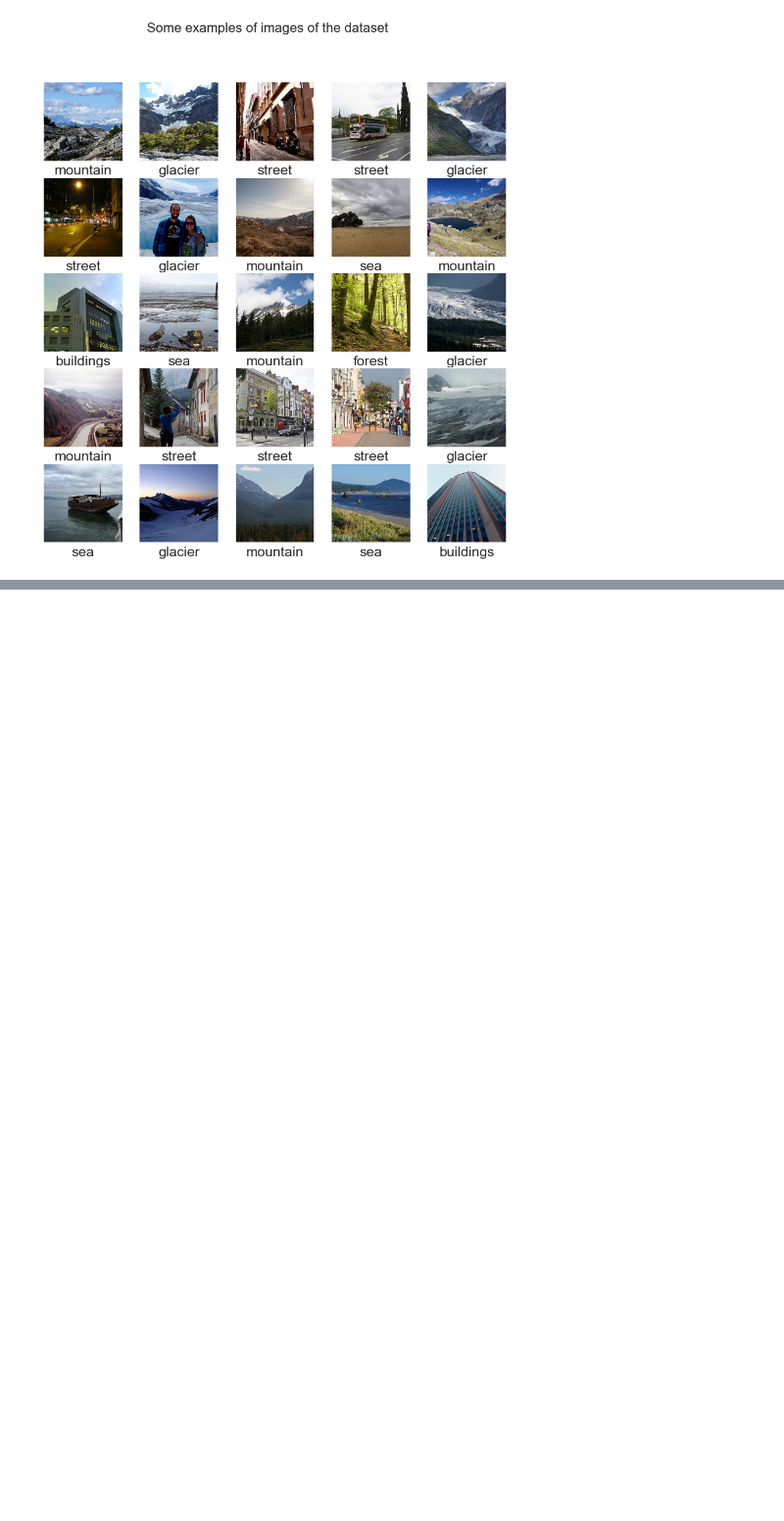
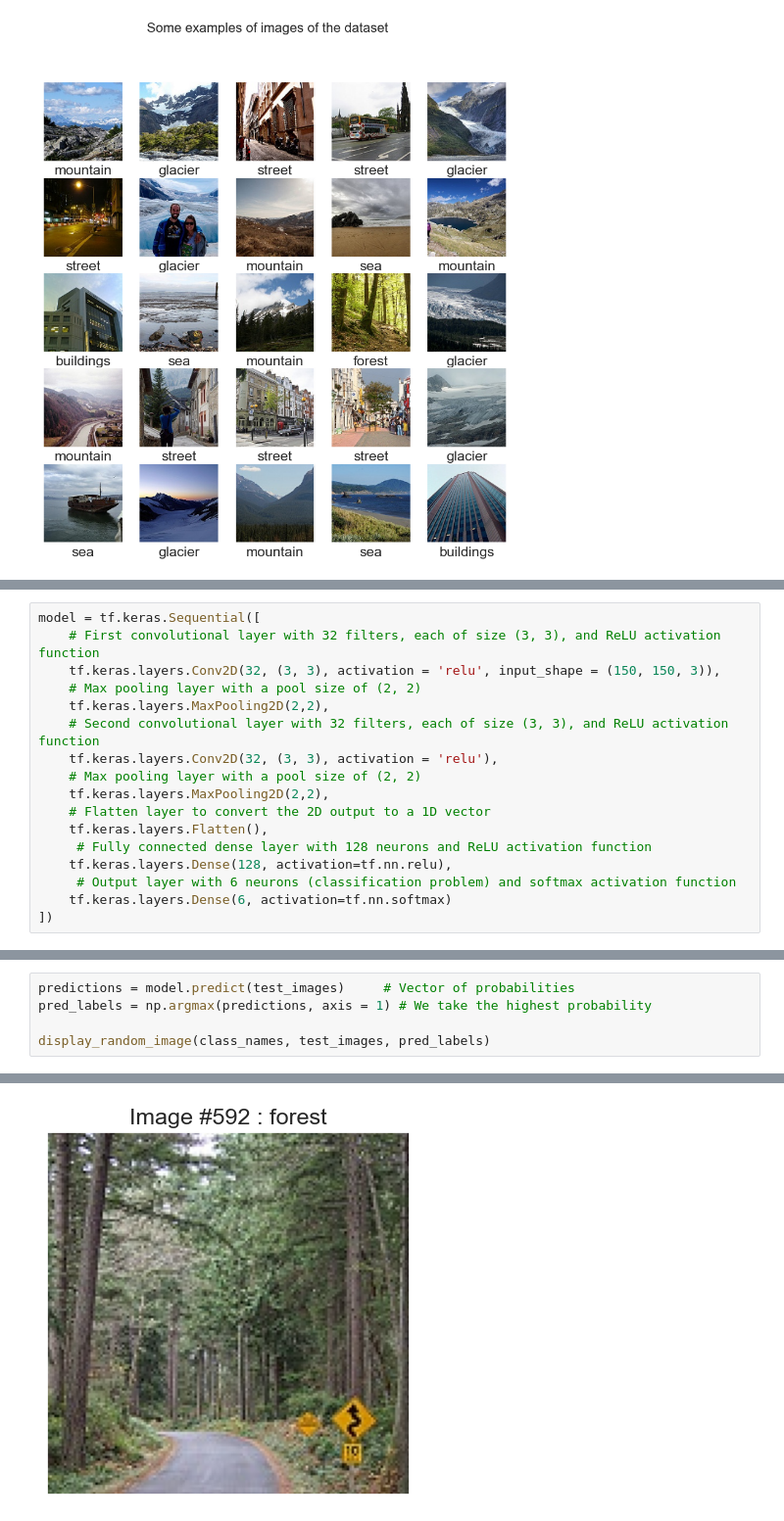
Before and after one commit to madhavk292/AI-ML-DS, a Jupyter notebook: Image Classification/image_classification_intel_data.ipynb, the cells around one changed output, grey strips where cells are left out. Shown at 98% size. Drawn from its saved outputs; the diff is of its cells as text; blank space fills up the shorter version.

```diff
--- a/Image Classification/image_classification_intel_data.ipynb
+++ b/Image Classification/image_classification_intel_data.ipynb
@@ -216,0 +223,17 @@ display_examples(class_names, train_images, train_labels)
+# %%
+model = tf.keras.Sequential([
+    # First convolutional layer with 32 filters, each of size (3, 3), and ReLU activation function
+    tf.keras.layers.Conv2D(32, (3, 3), activation = 'relu', input_shape = (150, 150, 3)),
+    # Max pooling layer with a pool size of (2, 2)
+    tf.keras.layers.MaxPooling2D(2,2),
+    # Second convolutional layer with 32 filters, each of size (3, 3), and ReLU activation function
+    tf.keras.layers.Conv2D(32, (3, 3), activation = 'relu'),
+    # Max pooling layer with a pool size of (2, 2)
+    tf.keras.layers.MaxPooling2D(2,2),
+    # Flatten layer to convert the 2D output to a 1D vector
+    tf.keras.layers.Flatten(),
+     # Fully connected dense layer with 128 neurons and ReLU activation function
+    tf.keras.layers.Dense(128, activation=tf.nn.relu),
+     # Output layer with 6 neurons (classification problem) and softmax activation function
+    tf.keras.layers.Dense(6, activation=tf.nn.softmax)
+])
@@ -216,0 +303,6 @@ display_examples(class_names, train_images, train_labels)
+# %%
+predictions = model.predict(test_images)     # Vector of probabilities
+pred_labels = np.argmax(predictions, axis = 1) # We take the highest probability
+
+display_random_image(class_names, test_images, pred_labels)
+# %% [output]
@@ -216,0 +310 @@ display_examples(class_names, train_images, train_labels)
+[figure, added]
```
Also changed, not shown: parts of 13 cells of this notebook, 1 other file.
